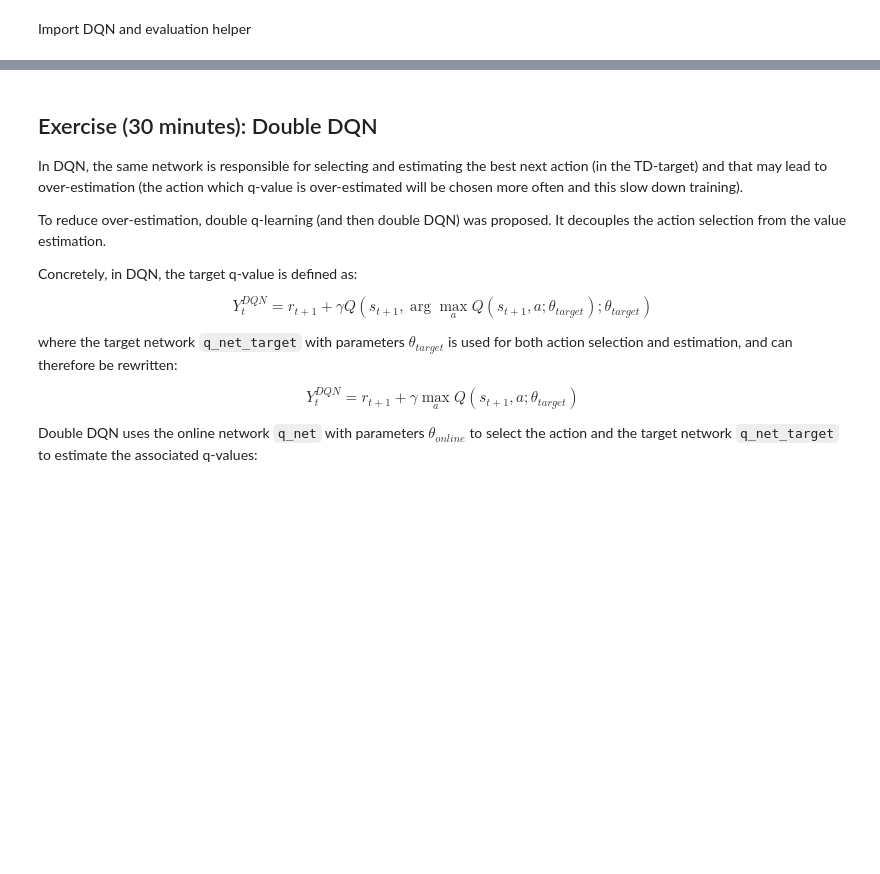
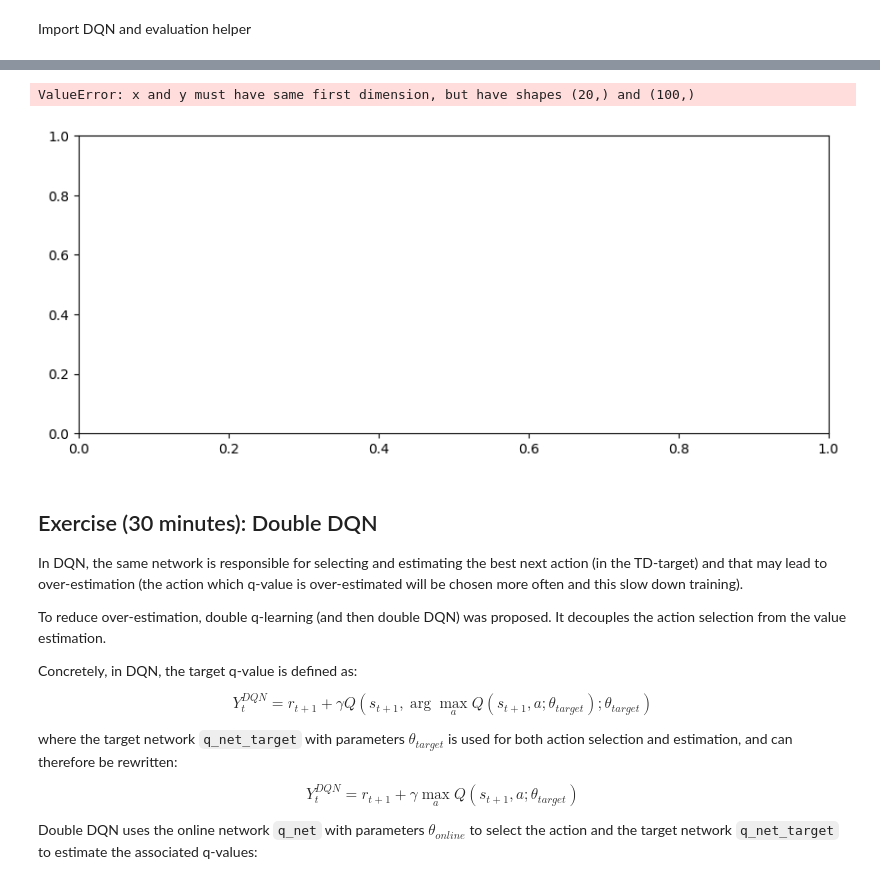
Before and after one commit to Atharvamu/aipal-industrial-dqn, a Jupyter notebook: dqn_sb3.ipynb, the cells around one changed output, grey strips where cells are left out. Saved outputs shown, nothing was run; the diff lists cells and outputs as text; code cells hidden in the pictures; blank space fills up the shorter version.

```diff
--- a/dqn_sb3.ipynb
+++ b/dqn_sb3.ipynb
@@ -410,3 +283,36 @@ print(f"Sum discounted rewards: {sum_discounted_rewards:.2f}, initial q-value {i
+# %%
+episode_returns = []
+for _ in range(100):
+    env = IndustrialAutomationEnv()
+    obs, _ = env.reset()
+    done = False
+    total_reward = 0
+
+    while not done:
+        action, _ = model.predict(obs, deterministic=True)
+        obs, reward, terminated, truncated, _ = env.step(action)
+        total_reward += reward
+        done = terminated or truncated
+
+    episode_returns.append(total_reward)
+
+# Compute average
+avg_return = np.mean(episode_returns)
+
+# Plot line graph with average line
+plt.figure(figsize=(10, 4))
+plt.plot(range(1,), episode_returns, marker='o', linestyle='-', color='dodgerblue', label='Episode Return')
+plt.axhline(avg_return, color='red', linestyle='--', label=f'Average Return: {avg_return:.2f}')
+plt.title("Total Reward per Episode (DQN)")
+plt.xlabel("Episode")
+plt.ylabel("Total Reward")
+plt.xticks(range(1, 21))
+plt.legend()
+plt.grid(True)
+plt.show()
+# %% [output]
+ValueError: x and y must have same first dimension, but have shapes (20,) and (100,)
+[figure, added]
 # %% [markdown]
 ## Exercise (30 minutes): Double DQN
 
```
Also changed, not shown: parts of 43 cells of this notebook.
